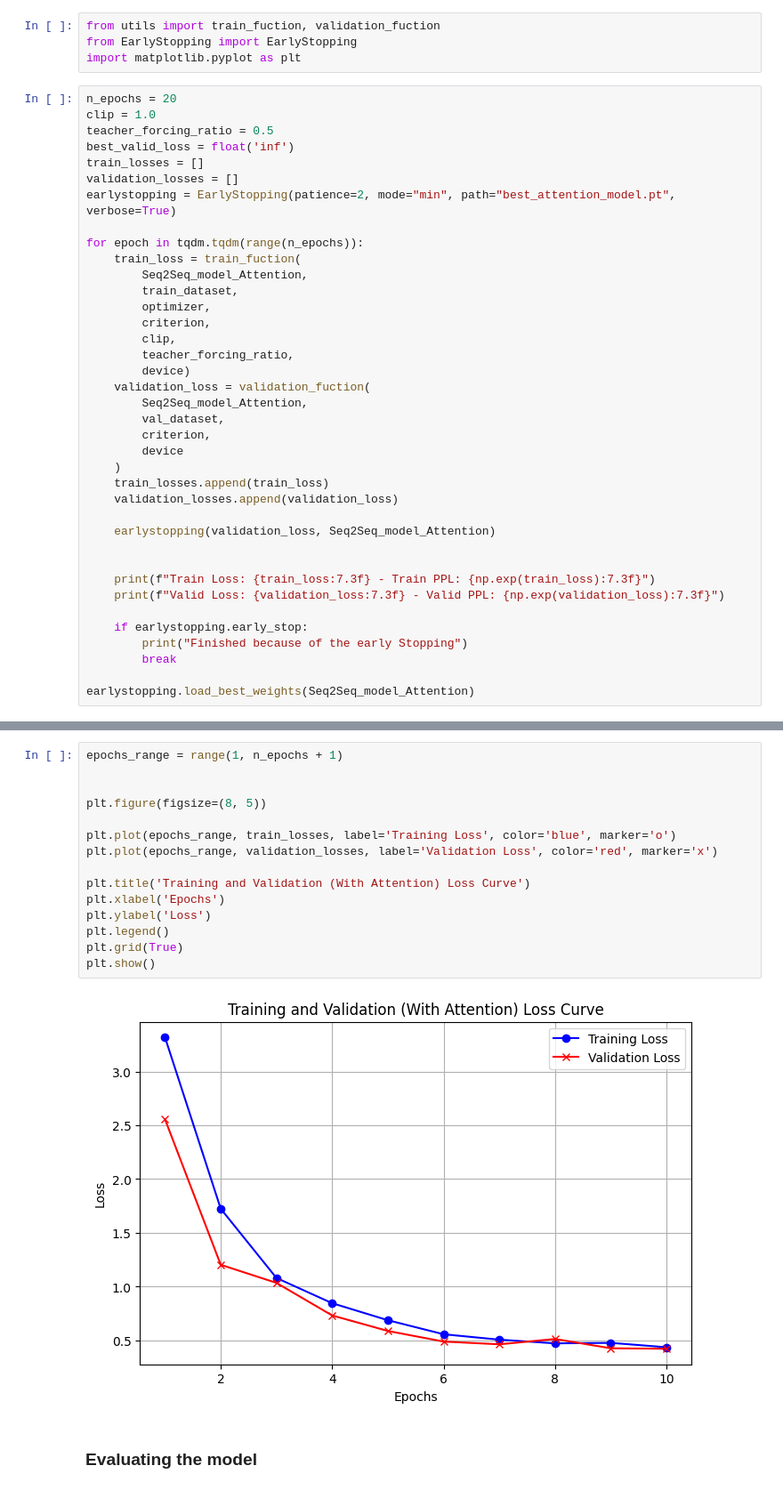
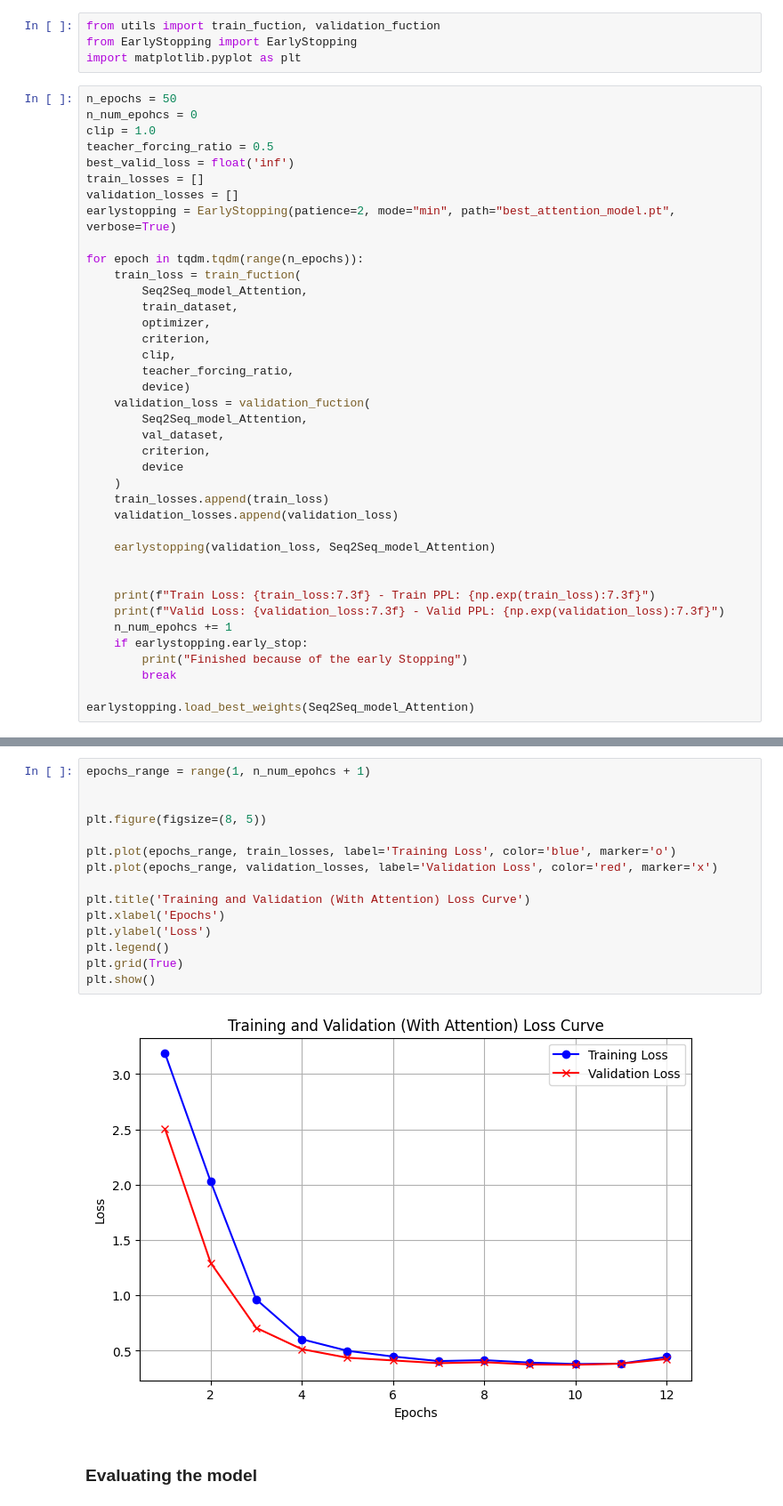
Before and after one commit to Fasmanuel2002/Machine_Learning, a Jupyter notebook: Pytorch/Seq2Seq/02_seq2seq_bahdanau_attention.ipynb.ipynb, the cells around one changed output, grey strips where cells are left out. Shown at 89% size. Cells and saved outputs as stored; diff of their text form.

```diff
--- a/Pytorch/Seq2Seq/02_seq2seq_bahdanau_attention.ipynb.ipynb
+++ b/Pytorch/Seq2Seq/02_seq2seq_bahdanau_attention.ipynb.ipynb
@@ -201,7 +198,8 @@ from utils import train_fuction, validation_fuction
 from EarlyStopping import EarlyStopping
 import matplotlib.pyplot as plt
 # %%
-n_epochs = 20
+n_epochs = 50
+n_num_epohcs = 0
 clip = 1.0
 teacher_forcing_ratio = 0.5
 best_valid_loss = float('inf')
@@ -232,7 +230,7 @@ for epoch in tqdm.tqdm(range(n_epochs)):
 
     print(f"Train Loss: {train_loss:7.3f} - Train PPL: {np.exp(train_loss):7.3f}")
     print(f"Valid Loss: {validation_loss:7.3f} - Valid PPL: {np.exp(validation_loss):7.3f}")
-
+    n_num_epohcs += 1
     if earlystopping.early_stop:
         print("Finished because of the early Stopping")
         break
@@ -272,20 +281,20 @@ Valid Loss:   0.399 - Valid PPL:   1.490
 # %%
-epochs_range = range(1, n_epochs + 1)
+epochs_range = range(1, n_num_epohcs + 1)
 
 
 plt.figure(figsize=(8, 5))
 
 plt.plot(epochs_range, train_losses, label='Training Loss', color='blue', marker='o')
 plt.plot(epochs_range, validation_losses, label='Validation Loss', color='red', marker='x')
 
 plt.title('Training and Validation (With Attention) Loss Curve')
 plt.xlabel('Epochs')
 plt.ylabel('Loss')
 plt.legend()
 plt.grid(True)
 plt.show()
 # %% [output]
-[figure, old version]
+[figure, new version]
 # %% [markdown]
 ### Evaluating the model
 # %%
```
Also changed, not shown: parts of 20 cells of this notebook.
